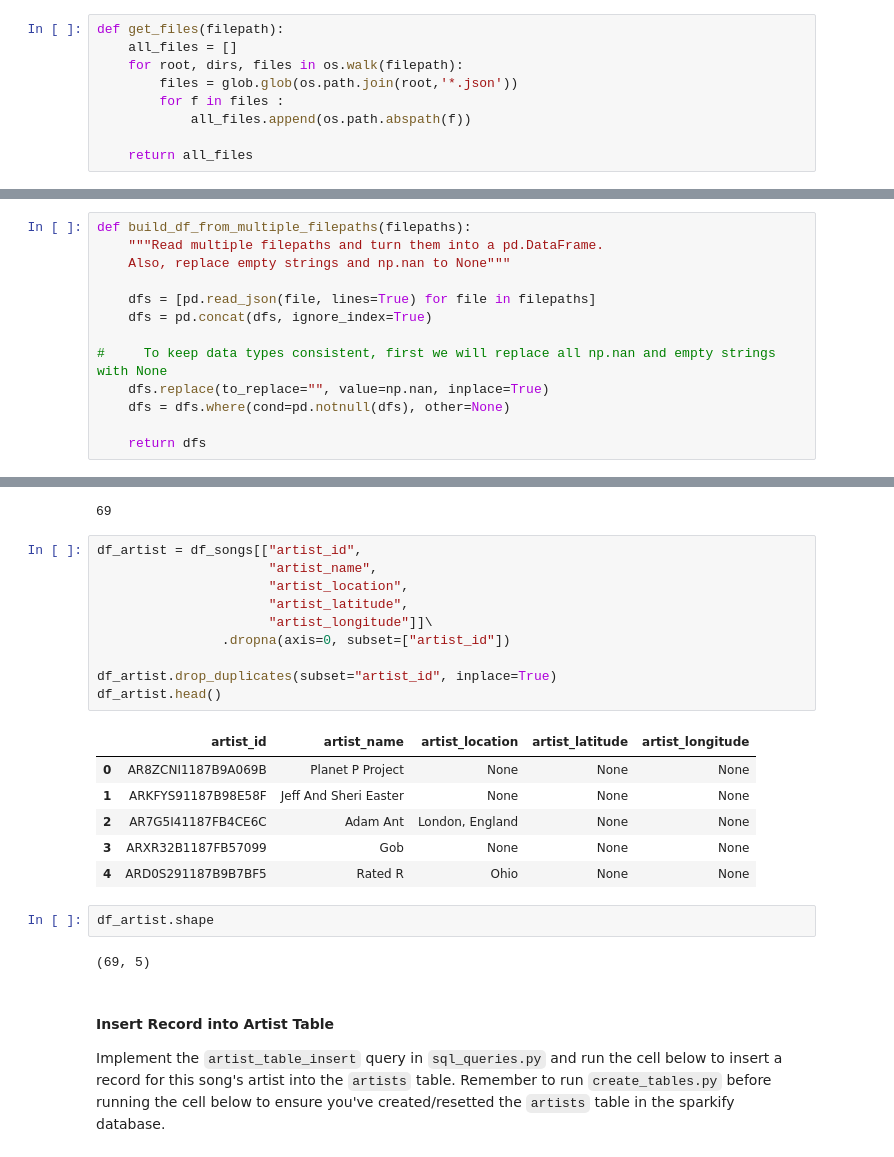
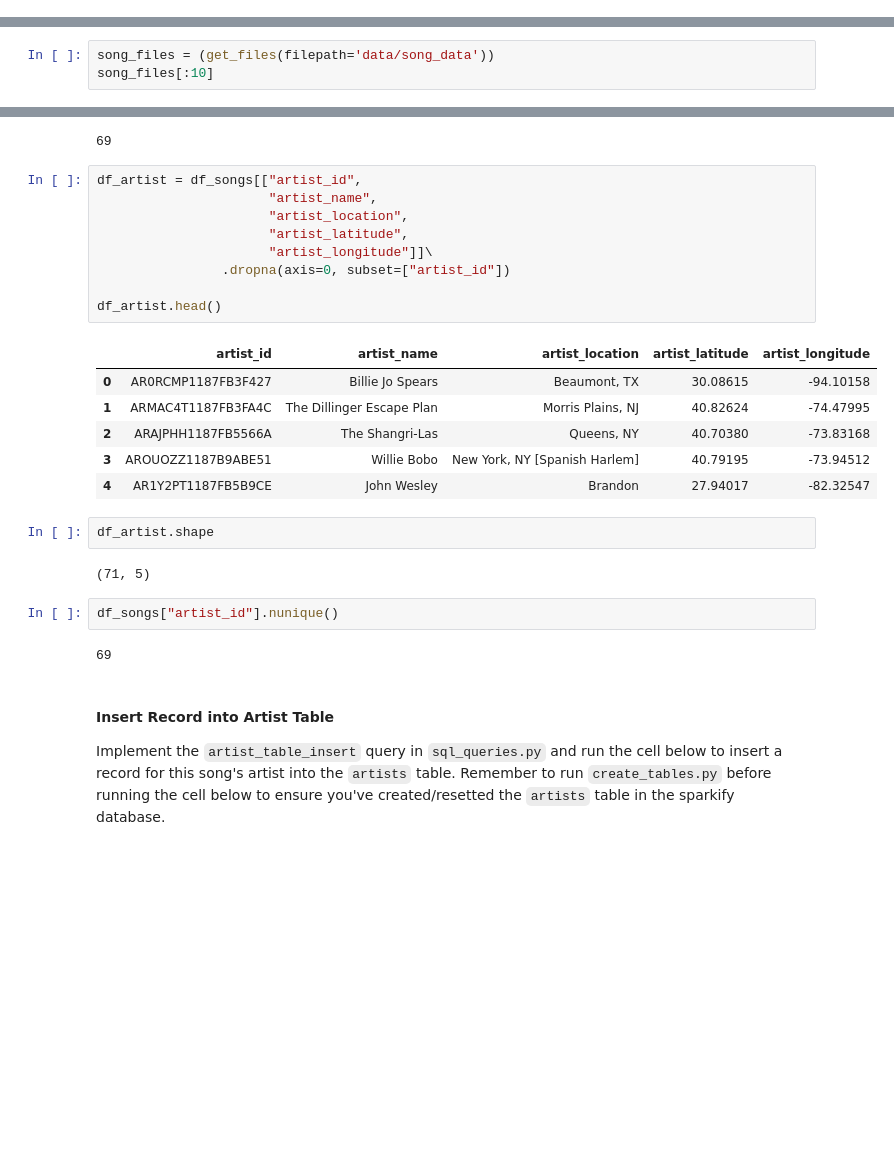
Before and after one commit to wesleyjr01/udacity_project_data_modeling_postgres, a Jupyter notebook: etl.ipynb, the cells around one changed output, grey strips where cells are left out. Cells and saved outputs as stored; diff of their text form; blank space fills up the shorter version.

```diff
--- a/etl.ipynb
+++ b/etl.ipynb
@@ -26,15 +26,6 @@ register_adapter(numpy.int64, addapt_numpy_int64)
 # %%
 conn = psycopg2.connect("host=127.0.0.1 dbname=sparkifydb user=student password=student")
 cur = conn.cursor()
-# %%
-def get_files(filepath):
-    all_files = []
-    for root, dirs, files in os.walk(filepath):
-        files = glob.glob(os.path.join(root,'*.json'))
-        for f in files :
-            all_files.append(os.path.abspath(f))
-
-    return all_files
 # %% [markdown]
 # Process `song_data`
 In this first part, you'll perform ETL on the first dataset, `song_data`, to create the `songs` and `artists` dimensional tables.
@@ -66,13 +37,3 @@ song_files[:10]
-# %%
-def build_df_from_multiple_filepaths(filepaths):
-    """Read multiple filepaths and turn them into a pd.DataFrame.
-    Also, replace empty strings and np.nan to None"""
-
-    dfs = [pd.read_json(file, lines=True) for file in filepaths]
-    dfs = pd.concat(dfs, ignore_index=True)
-
-#     To keep data types consistent, first we will replace all np.nan and empty strings with None
-    dfs.replace(to_replace="", value=np.nan, inplace=True)
-    dfs = dfs.where(cond=pd.notnull(dfs), other=None)
-
-    return dfs
+# %%
+song_files = (get_files(filepath='data/song_data'))
+song_files[:10]
@@ -107,24 +79,27 @@ df_songs["artist_id"].nunique()
 # %%
 df_artist = df_songs[["artist_id",
                       "artist_name",
                       "artist_location",
                       "artist_latitude",
                       "artist_longitude"]]\
                 .dropna(axis=0, subset=["artist_id"])
 
-df_artist.drop_duplicates(subset="artist_id", inplace=True)
 df_artist.head()
 # %% [output]
 |  | artist_id | artist_name | artist_location | artist_latitude | artist_longitude |
-| 0 | AR8ZCNI1187B9A069B | Planet P Project | None | None | None |
-| 1 | ARKFYS91187B98E58F | Jeff And Sheri Easter | None | None | None |
-| 2 | AR7G5I41187FB4CE6C | Adam Ant | London, England | None | None |
-| 3 | ARXR32B1187FB57099 | Gob | None | None | None |
-| 4 | ARD0S291187B9B7BF5 | Rated R | Ohio | None | None |
+| 0 | AR0RCMP1187FB3F427 | Billie Jo Spears | Beaumont, TX | 30.08615 | -94.10158 |
+| 1 | ARMAC4T1187FB3FA4C | The Dillinger Escape Plan | Morris Plains, NJ | 40.82624 | -74.47995 |
+| 2 | ARAJPHH1187FB5566A | The Shangri-Las | Queens, NY | 40.70380 | -73.83168 |
+| 3 | AROUOZZ1187B9ABE51 | Willie Bobo | New York, NY [Spanish Harlem] | 40.79195 | -73.94512 |
+| 4 | AR1Y2PT1187FB5B9CE | John Wesley | Brandon | 27.94017 | -82.32547 |
 # %%
 df_artist.shape
 # %% [output]
-(69, 5)
+(71, 5)
+# %%
+df_songs["artist_id"].nunique()
+# %% [output]
+69
 # %% [markdown]
 #### Insert Record into Artist Table
 Implement the `artist_table_insert` query in `sql_queries.py` and run the cell below to insert a record for this song's artist into the `artists` table. Remember to run `create_tables.py` before running the cell below to ensure you've created/resetted the `artists` table in the sparkify database.
```
Also changed, not shown: parts of 19 cells of this notebook, 1 other file.
